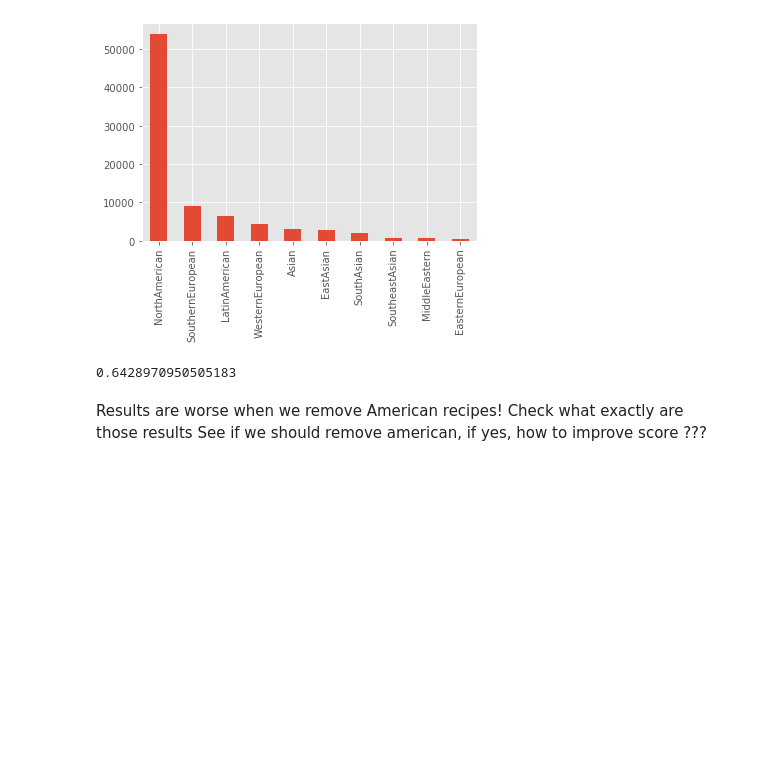
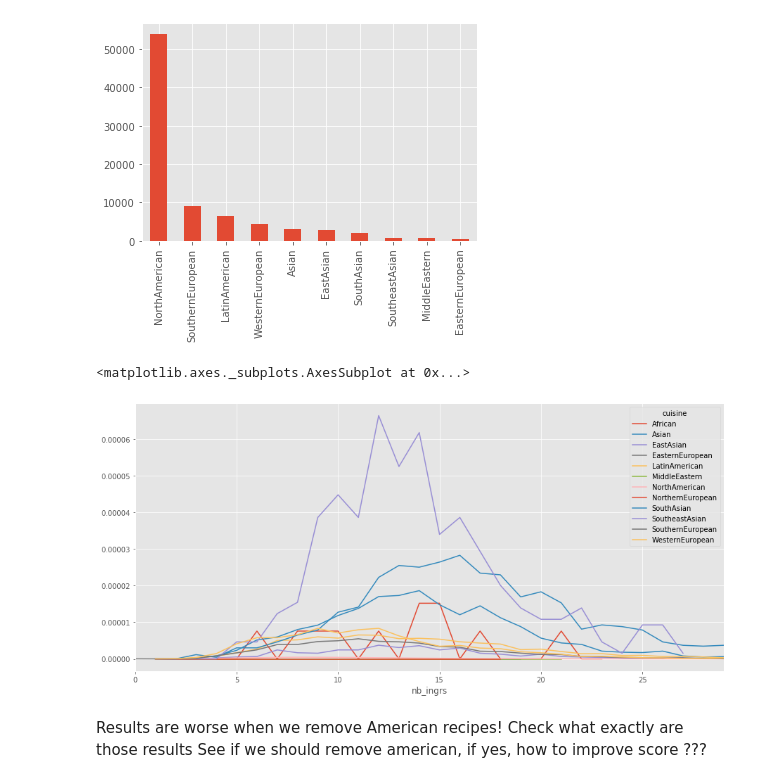
Before and after one commit to catherning/food_recipe_gen, a Jupyter notebook: cuisine_classification/data_analysis.ipynb, the cells around one changed output. Cells and saved outputs as stored; diff of their text form; code cells hidden in the pictures; blank space fills up the shorter version.

```diff
--- a/cuisine_classification/data_analysis.ipynb
+++ b/cuisine_classification/data_analysis.ipynb
@@ -81,7 +81,3 @@ African               363
 NorthernEuropean      250
 Name: cuisine, dtype: int64
 [figure]
-# %%
-54022/84029
-# %% [output]
-0.6428970950505183
@@ -88,3 +86,20 @@ Name: cuisine, dtype: int64
+# %%
+# plot data
+nbingr_cuis = df_train[df_train["nb_ingrs"]<40][["cuisine","nb_ingrs","index"]].groupby(["nb_ingrs","cuisine"]).count().unstack()
+
+# DO relative, par rapport nb total dans chaque cuisine
+# %%
+nbingr_cuis.columns=nbingr_cuis.columns.droplevel()
+# %%
+for cuis,val in cuisine_count.iteritems():
+    nbingr_cuis[cuis]=nbingr_cuis[cuis]/val
+# %%
+fig, ax = plt.subplots(figsize=(15,7))
+nbingr_cuis.plot(ax=ax)
+#x.legend(nbingr_cuis.columns.levels[1:]);
+# %% [output]
+<matplotlib.axes._subplots.AxesSubplot at 0x...>
+[figure, added]
 # %% [markdown]
 Results are worse when we remove American recipes!
 Check what exactly are those results
```
Also changed, not shown: parts of 8 cells of this notebook, 5 other files.
